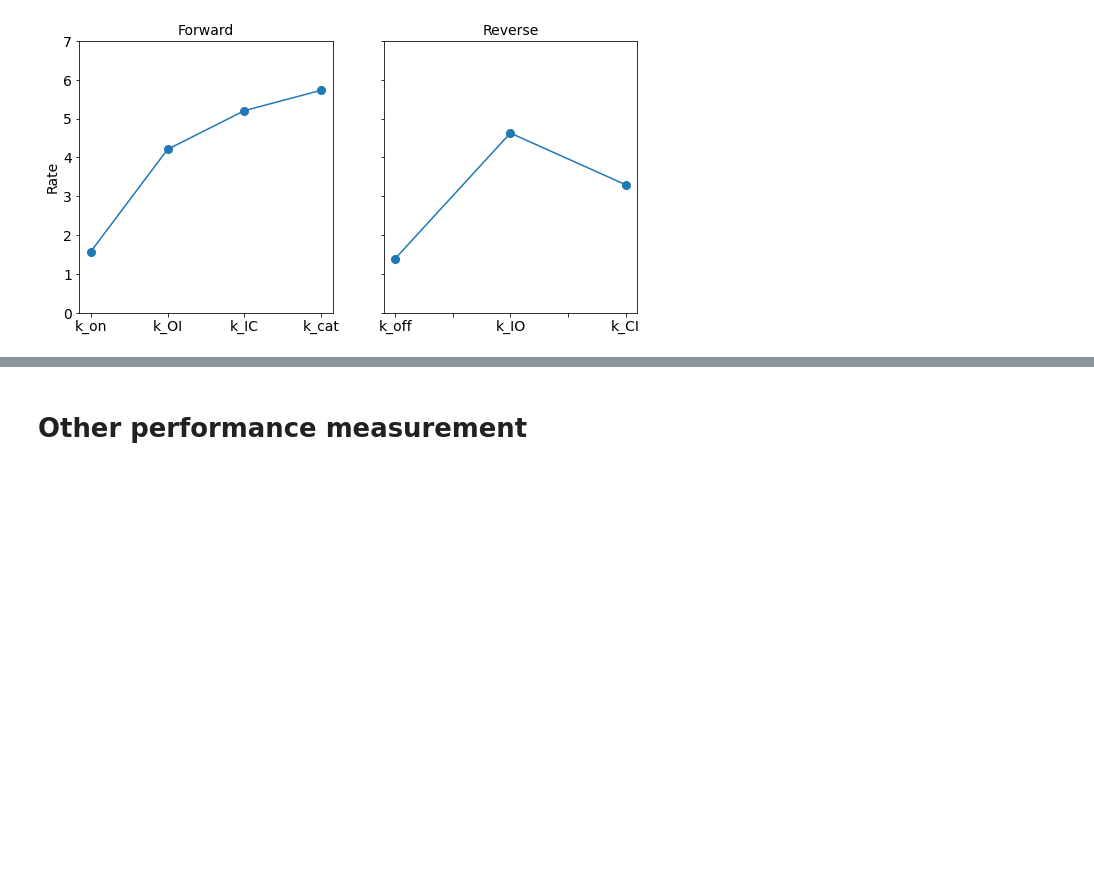
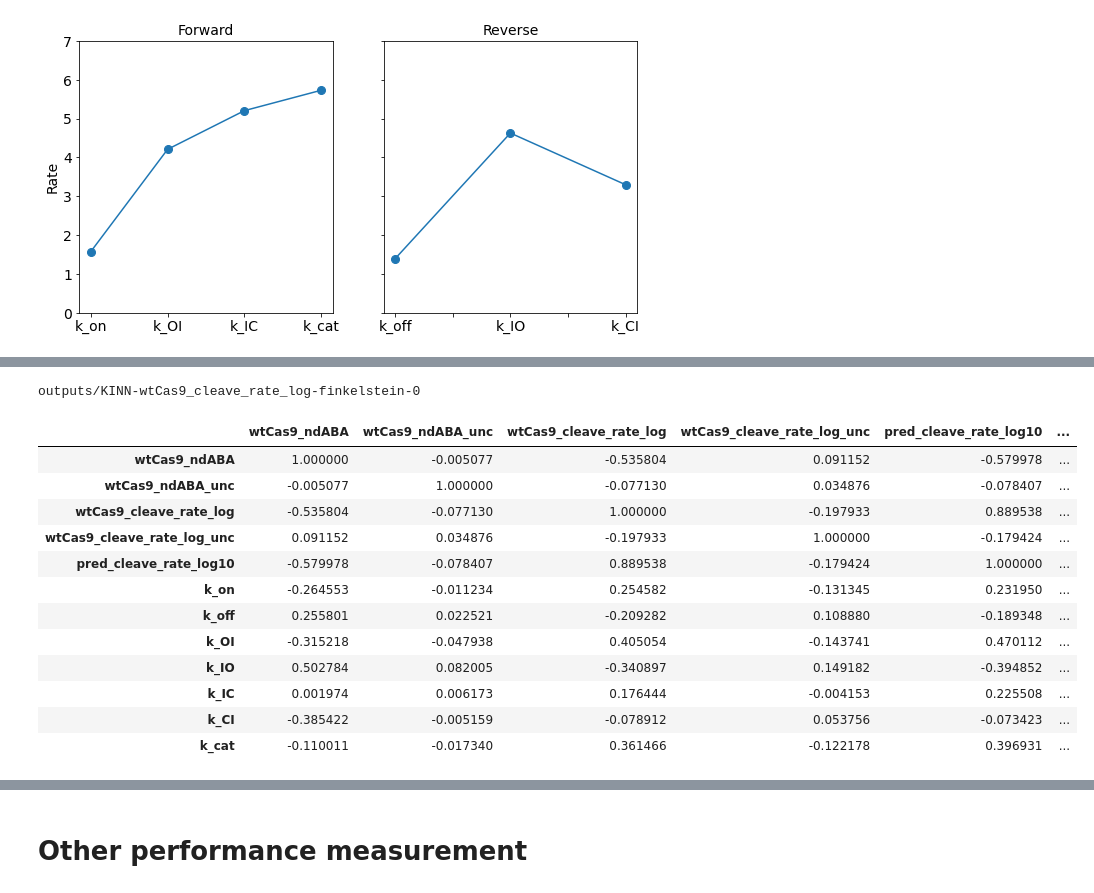
Before and after one commit to zj-zhang/Elektrum, a Jupyter notebook: notebooks/03-KINN-AMBERsearch.ipynb, the cells around one changed output, grey strips where cells are left out. Cells and saved outputs as stored; diff of their text form; code cells hidden in the pictures; blank space fills up the shorter version.

Commit message:
Generate better annotated rate df in 03-KINN-amberSearch

```diff
--- a/notebooks/03-KINN-AMBERsearch.ipynb
+++ b/notebooks/03-KINN-AMBERsearch.ipynb
@@ -250,0 +258,64 @@ axs[0].set_ylim(0,7)
+# %%
+df1 = pd.read_csv("./data/sgRNA_1.csv")
+df2 = pd.read_csv("./data/sgRNA_2.csv")
+df1 = df1.dropna()
+df2 = df2.dropna()
+cl_cols = ['wtCas9_cleave_rate_log',]
+# fix the missing log10 in raw data
+df1[cl_cols] = np.log10(df1[cl_cols])
+
+# clip at limit of detection
+LOD = 1e-5
+df1[cl_cols] = np.maximum(df1[cl_cols], np.log10(LOD))
+df2[cl_cols] = np.maximum(df2[cl_cols], np.log10(LOD))
+LOD = 1e-1
+df1[cl_cols] = np.minimum(df1[cl_cols], np.log10(LOD))
+df2[cl_cols] = np.minimum(df2[cl_cols], np.log10(LOD))
+# %%
+# step 1, alignment
+assert df1.iloc[0]['descriptor'] == 'Matched'
+alns1 = [make_alignment(ref=df1.iloc[0]['sequence'], alt=row['sequence']) for _, row in df1.iterrows()]
+assert df2.iloc[0]['descriptor'] == 'Matched'
+alns2 = [make_alignment(ref=df2.iloc[0]['sequence'], alt=row['sequence']) for _, row in df2.iterrows()]
+# step 2, featurize
+ltidx = get_letter_index()
+mats1 = featurize_alignment(alns1, ltidx)
+mats2 = featurize_alignment(alns2, ltidx)
+# %%
+def make_predictions(mats):
+    mats_bl = mb.blockify_seq_ohe(mats)
+    preds = mb.model.predict(mats_bl)
+    int_rates = rate_mod.predict(mats_bl)
+    pred_rates = pd.DataFrame(np.hstack([preds, int_rates]), columns=['pred_cleave_rate_log10'] + rate_names)
+    return pred_rates
+# %%
+cols_to_keep = ['sequence', 'descriptor', 'wtCas9_ndABA', 'wtCas9_ndABA_unc',
+                'wtCas9_cleave_rate_log', 'wtCas9_cleave_rate_log_unc']
+p1 = make_predictions(mats1)
+# need to reset_index to compensate for dropna
+df1_pred = pd.concat([df1[cols_to_keep].reset_index(), p1], axis=1).drop(columns='index')
+p2 = make_predictions(mats2)
+df2_pred = pd.concat([df2[cols_to_keep].reset_index(), p2], axis=1).drop(columns='index')
+# %%
+# write out
+print(wd)
+df1_pred.to_csv(os.path.join(wd, "AnnotatedRatesDf-sgRNA1.tsv"), sep="\t", index=False)
+df2_pred.to_csv(os.path.join(wd, "AnnotatedRatesDf-sgRNA2.tsv"), sep="\t", index=False)
+# %% [output]
+outputs/KINN-wtCas9_cleave_rate_log-finkelstein-0
+# %%
+df1_pred.corr()
+# %% [output]
+|  | wtCas9_ndABA | wtCas9_ndABA_unc | wtCas9_cleave_rate_log | wtCas9_cleave_rate_log_unc | pred_cleave_rate_log10 | ... |
+| wtCas9_ndABA | 1.000000 | -0.005077 | -0.535804 | 0.091152 | -0.579978 | ... |
+| wtCas9_ndABA_unc | -0.005077 | 1.000000 | -0.077130 | 0.034876 | -0.078407 | ... |
+| wtCas9_cleave_rate_log | -0.535804 | -0.077130 | 1.000000 | -0.197933 | 0.889538 | ... |
+| wtCas9_cleave_rate_log_unc | 0.091152 | 0.034876 | -0.197933 | 1.000000 | -0.179424 | ... |
+| pred_cleave_rate_log10 | -0.579978 | -0.078407 | 0.889538 | -0.179424 | 1.000000 | ... |
+| k_on | -0.264553 | -0.011234 | 0.254582 | -0.131345 | 0.231950 | ... |
+| k_off | 0.255801 | 0.022521 | -0.209282 | 0.108880 | -0.189348 | ... |
+| k_OI | -0.315218 | -0.047938 | 0.405054 | -0.143741 | 0.470112 | ... |
+| k_IO | 0.502784 | 0.082005 | -0.340897 | 0.149182 | -0.394852 | ... |
+| k_IC | 0.001974 | 0.006173 | 0.176444 | -0.004153 | 0.225508 | ... |
+| k_CI | -0.385422 | -0.005159 | -0.078912 | 0.053756 | -0.073423 | ... |
+| k_cat | -0.110011 | -0.017340 | 0.361466 | -0.122178 | 0.396931 | ... |
```
Also changed, not shown: parts of 8 cells of this notebook.
